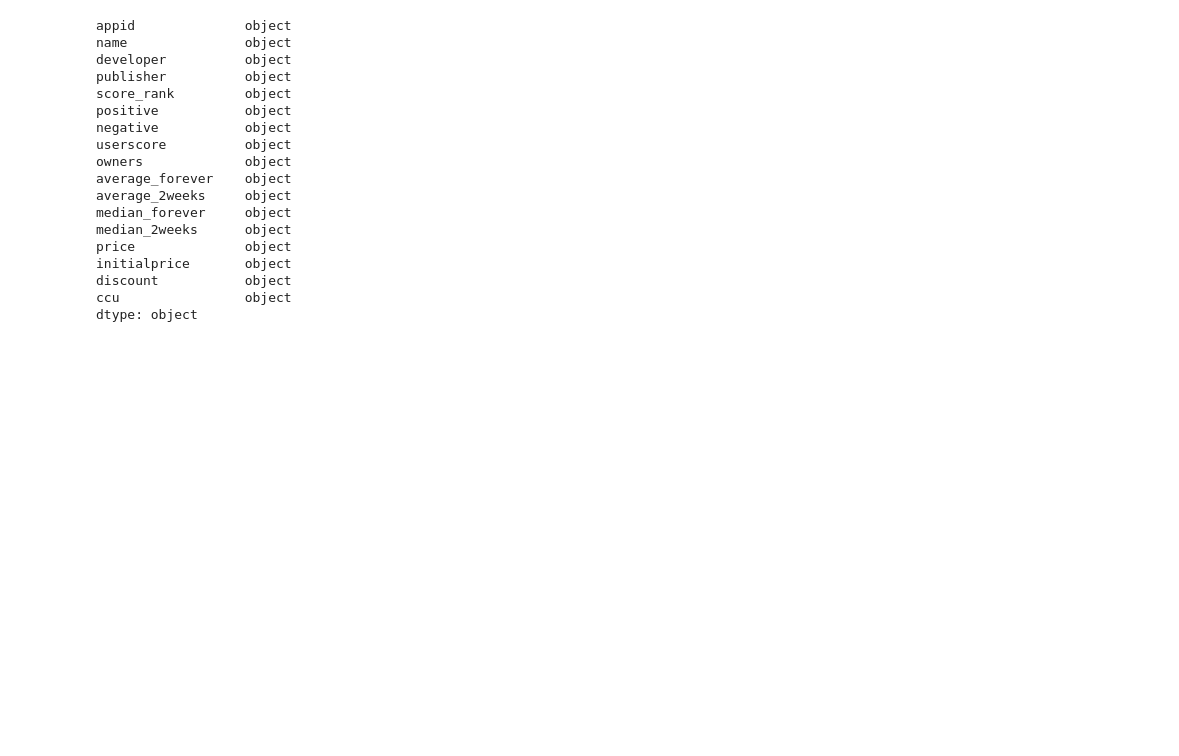
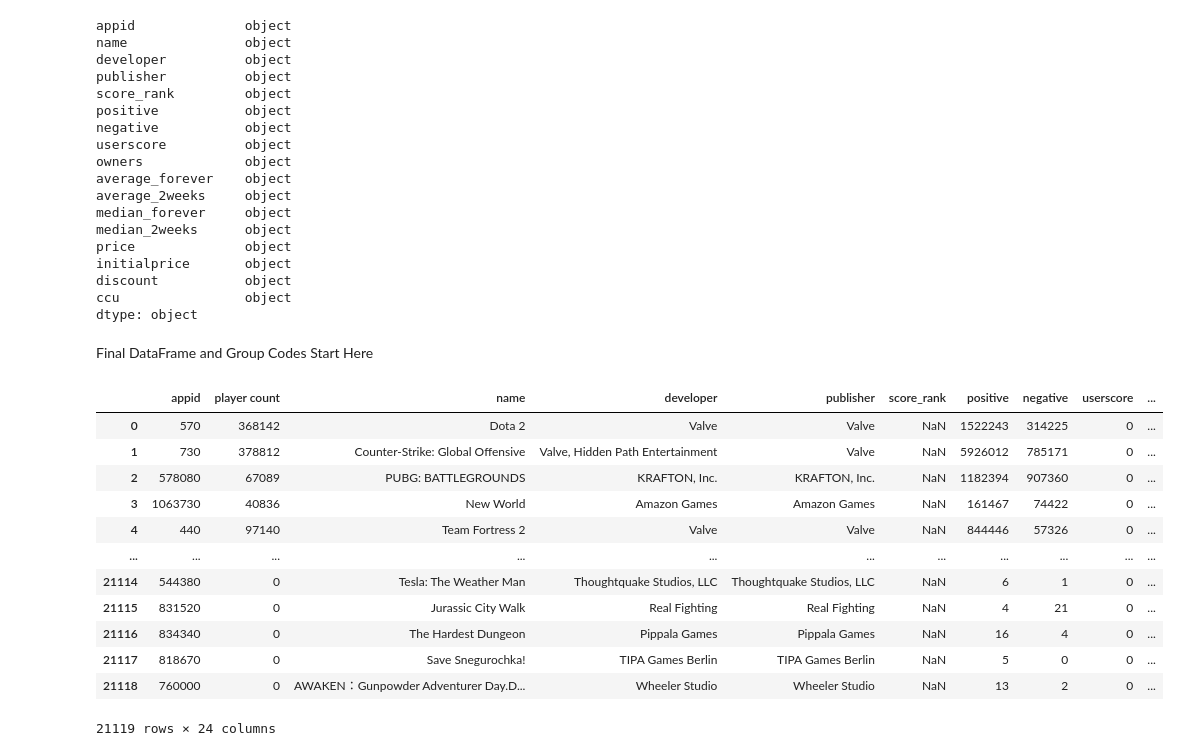
Before and after one commit to HBodden/project1, a Jupyter notebook: SEAMS.ipynb, the cells around one changed output. Cells and saved outputs as stored; diff of their text form; code cells hidden in the pictures; blank space fills up the shorter version.

Commit message:
Updated project file with group analysis start point

```diff
--- a/SEAMS.ipynb
+++ b/SEAMS.ipynb
@@ -299,3 +317,23 @@ owners_df.to_csv('SEAMS_Data.csv', index=False)
 # # params = { '?request=': 'top50', "length":"in2weeks"}
 # response = requests.get(new_url2).json()
 # response
+# %% [markdown]
+Final DataFrame and Group Codes Start Here
+# %%
+final_combined_data_df = pd.read_csv('./Final_Combined_DataF.csv')
+# %%
+final_combined_data_df
+# %% [output]
+|  | appid | player count | name | developer | publisher | score_rank | positive | negative | userscore | ... |
+| 0 | 570 | 368142 | Dota 2 | Valve | Valve | NaN | 1522243 | 314225 | 0 | ... |
+| 1 | 730 | 378812 | Counter-Strike: Global Offensive | Valve, Hidden Path Entertainment | Valve | NaN | 5926012 | 785171 | 0 | ... |
+| 2 | 578080 | 67089 | PUBG: BATTLEGROUNDS | KRAFTON, Inc. | KRAFTON, Inc. | NaN | 1182394 | 907360 | 0 | ... |
+| 3 | 1063730 | 40836 | New World | Amazon Games | Amazon Games | NaN | 161467 | 74422 | 0 | ... |
+| 4 | 440 | 97140 | Team Fortress 2 | Valve | Valve | NaN | 844446 | 57326 | 0 | ... |
+| ... | ... | ... | ... | ... | ... | ... | ... | ... | ... | ... |
+| 21114 | 544380 | 0 | Tesla: The Weather Man | Thoughtquake Studios, LLC | Thoughtquake Studios, LLC | NaN | 6 | 1 | 0 | ... |
+| 21115 | 831520 | 0 | Jurassic City Walk | Real Fighting | Real Fighting | NaN | 4 | 21 | 0 | ... |
+| 21116 | 834340 | 0 | The Hardest Dungeon | Pippala Games | Pippala Games | NaN | 16 | 4 | 0 | ... |
+| 21117 | 818670 | 0 | Save Snegurochka! | TIPA Games Berlin | TIPA Games Berlin | NaN | 5 | 0 | 0 | ... |
+| 21118 | 760000 | 0 | AWAKEN：Gunpowder Adventurer Day.D... | Wheeler Studio | Wheeler Studio | NaN | 13 | 2 | 0 | ... |
+21119 rows × 24 columns
```
Also changed, not shown: parts of 2 cells of this notebook, 1 other file.
